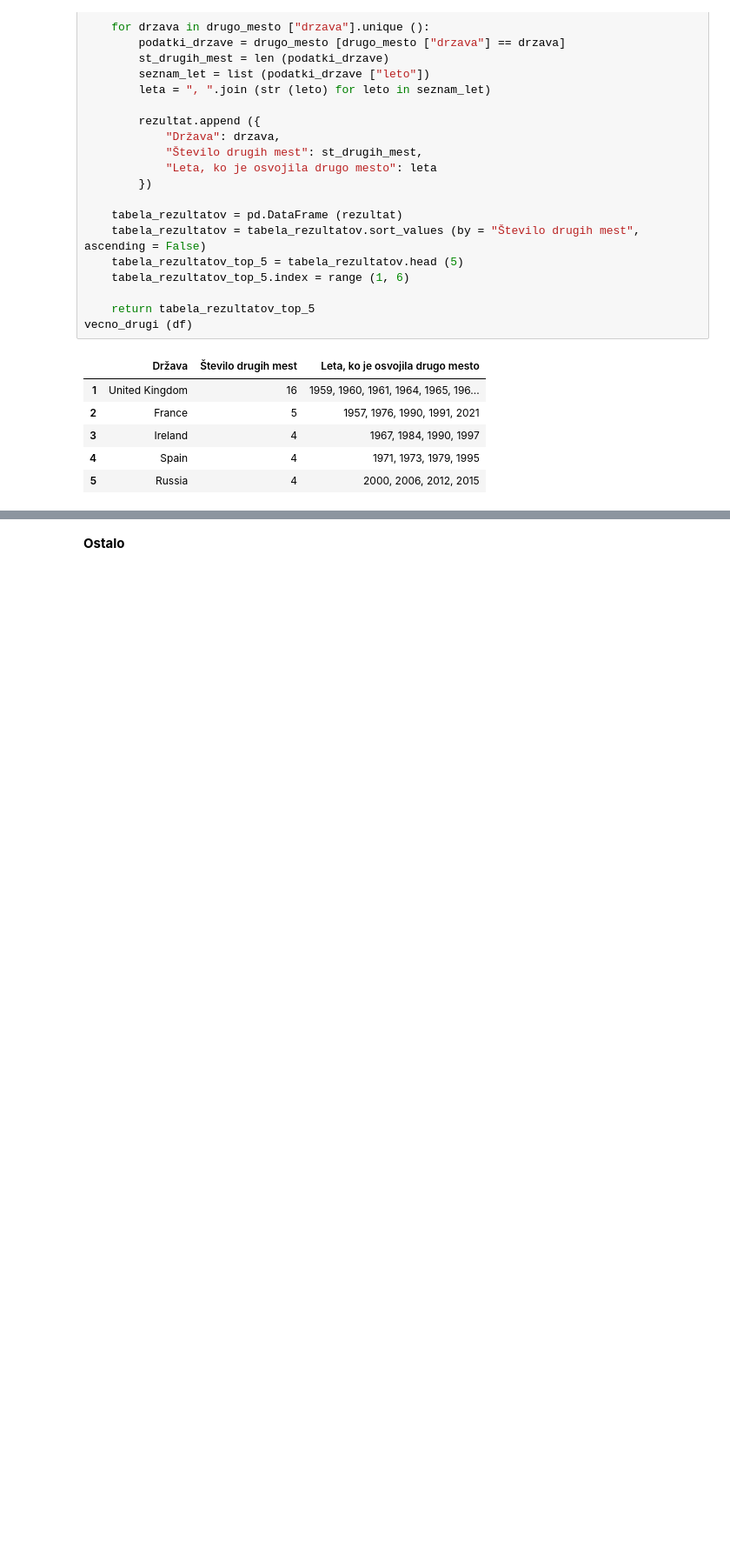
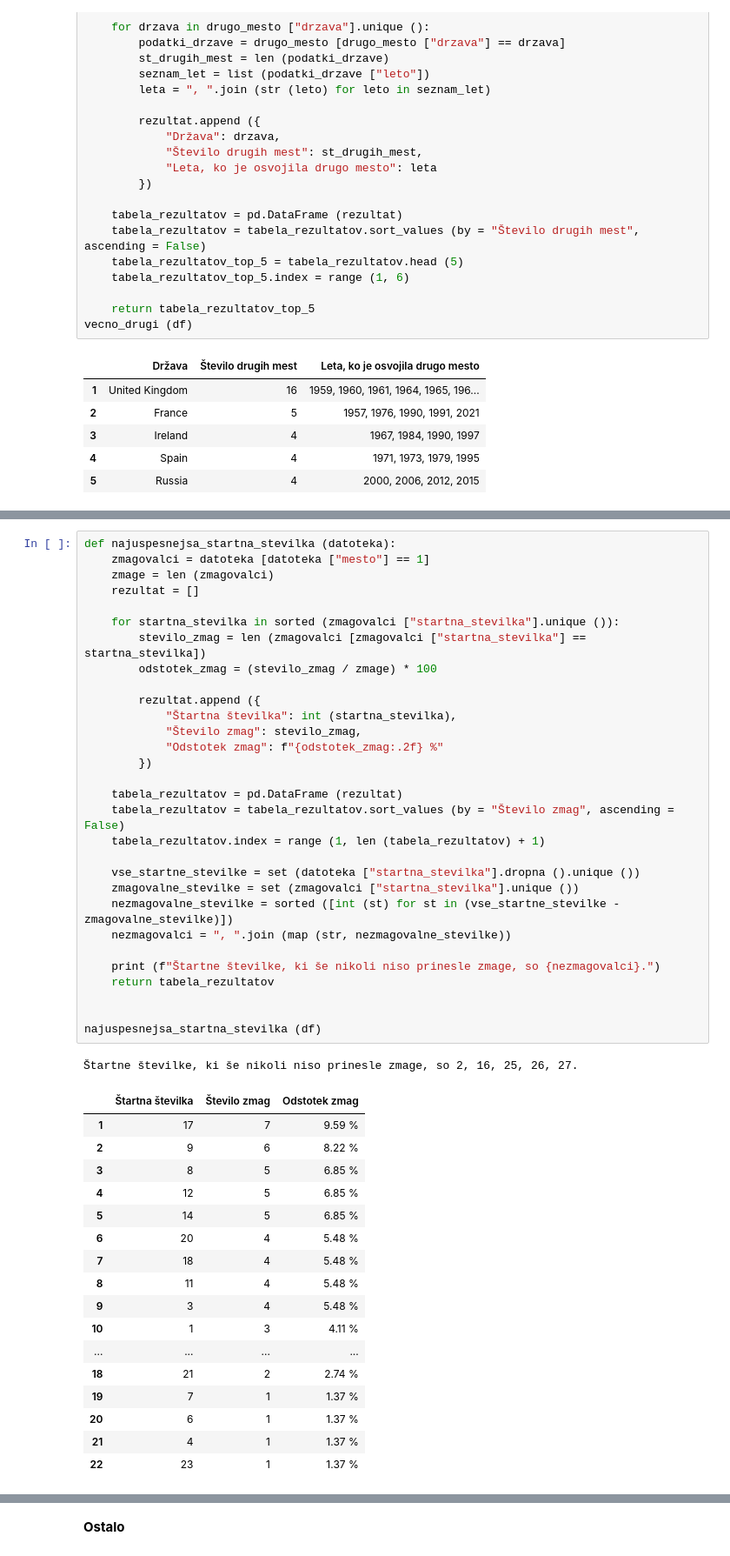
Before and after one commit to mayac69/UVP-projektna, a Jupyter notebook: analiza_evrovizije.ipynb, the cells around one changed output, grey strips where cells are left out. Shown at 87% size. Cells and saved outputs as stored; diff of their text form; blank space fills up the shorter version.

```diff
--- a/analiza_evrovizije.ipynb
+++ b/analiza_evrovizije.ipynb
@@ -464,0 +608,49 @@ vecno_drugi (df)
+# %%
+def najuspesnejsa_startna_stevilka (datoteka):
+    zmagovalci = datoteka [datoteka ["mesto"] == 1]
+    zmage = len (zmagovalci)
+    rezultat = []
+
+    for startna_stevilka in sorted (zmagovalci ["startna_stevilka"].unique ()):
+        stevilo_zmag = len (zmagovalci [zmagovalci ["startna_stevilka"] == startna_stevilka])
+        odstotek_zmag = (stevilo_zmag / zmage) * 100
+
+        rezultat.append ({
+            "Štartna številka": int (startna_stevilka),
+            "Število zmag": stevilo_zmag,
+            "Odstotek zmag": f"{odstotek_zmag:.2f} %"
+        })
+
+    tabela_rezultatov = pd.DataFrame (rezultat)
+    tabela_rezultatov = tabela_rezultatov.sort_values (by = "Število zmag", ascending = False)
+    tabela_rezultatov.index = range (1, len (tabela_rezultatov) + 1)
+
+    vse_startne_stevilke = set (datoteka ["startna_stevilka"].dropna ().unique ())
+    zmagovalne_stevilke = set (zmagovalci ["startna_stevilka"].unique ())
+    nezmagovalne_stevilke = sorted ([int (st) for st in (vse_startne_stevilke - zmagovalne_stevilke)])
+    nezmagovalci = ", ".join (map (str, nezmagovalne_stevilke))
+
+    print (f"Štartne številke, ki še nikoli niso prinesle zmage, so {nezmagovalci}.")
+    return tabela_rezultatov
+
+
+najuspesnejsa_startna_stevilka (df)
+# %% [output]
+Štartne številke, ki še nikoli niso prinesle zmage, so 2, 16, 25, 26, 27.
+|  | Štartna številka | Število zmag | Odstotek zmag |
+| 1 | 17 | 7 | 9.59 % |
+| 2 | 9 | 6 | 8.22 % |
+| 3 | 8 | 5 | 6.85 % |
+| 4 | 12 | 5 | 6.85 % |
+| 5 | 14 | 5 | 6.85 % |
+| 6 | 20 | 4 | 5.48 % |
+| 7 | 18 | 4 | 5.48 % |
+| 8 | 11 | 4 | 5.48 % |
+| 9 | 3 | 4 | 5.48 % |
+| 10 | 1 | 3 | 4.11 % |
+| ... | ... | ... | ... |
+| 18 | 21 | 2 | 2.74 % |
+| 19 | 7 | 1 | 1.37 % |
+| 20 | 6 | 1 | 1.37 % |
+| 21 | 4 | 1 | 1.37 % |
+| 22 | 23 | 1 | 1.37 % |
```
Also changed, not shown: parts of 11 cells of this notebook.
